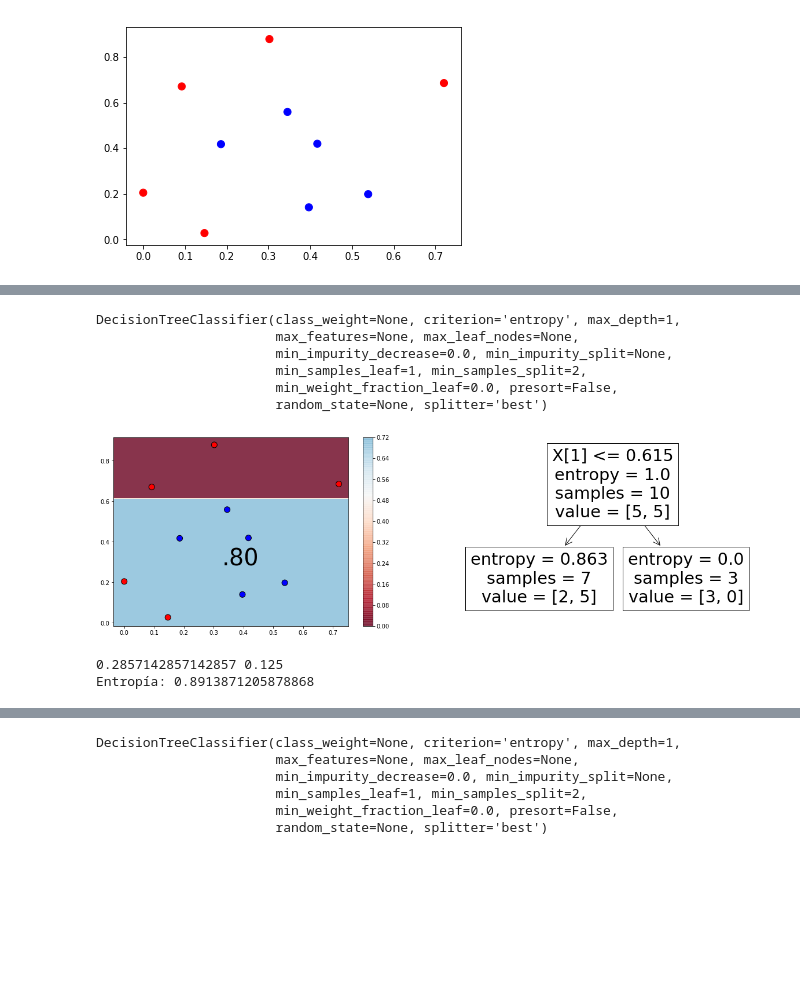
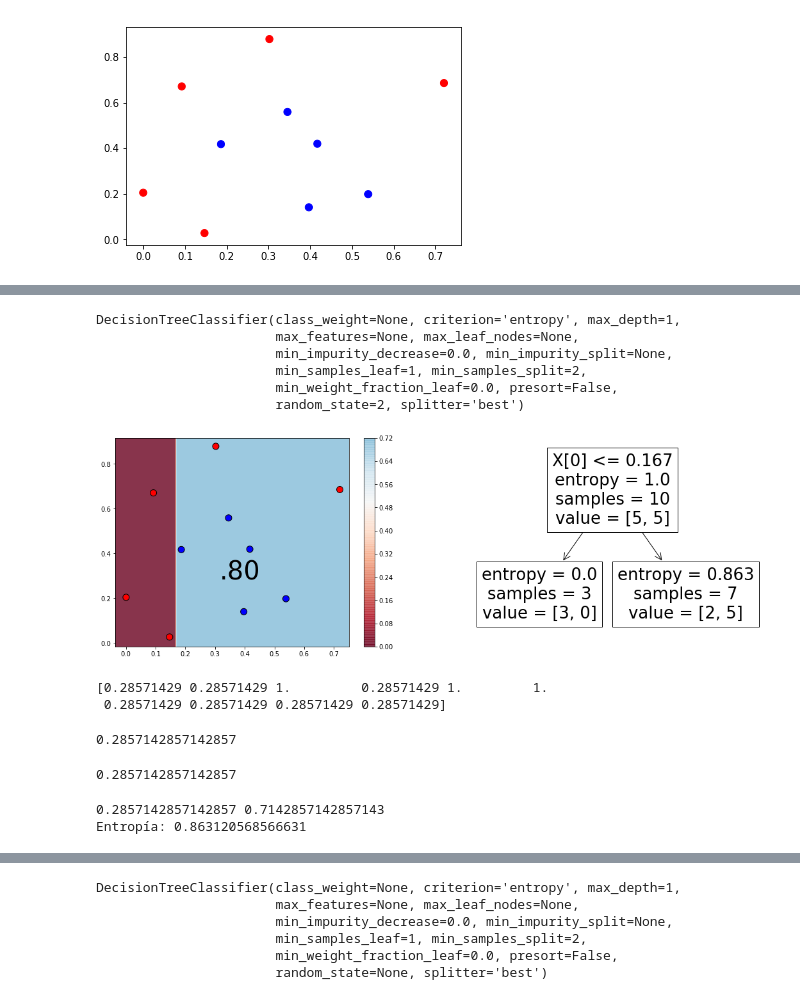
Before and after one commit to PAE-ITBA-ML-2019/Ensemble-methods, a Jupyter notebook: 04-Adaboost-alg.ipynb, the cells around one changed output, grey strips where cells are left out. Cells and saved outputs as stored; diff of their text form; code cells hidden in the pictures; blank space fills up the shorter version.

```diff
--- a/04-Adaboost-alg.ipynb
+++ b/04-Adaboost-alg.ipynb
@@ -11,6 +8,7 @@ from matplotlib import pyplot as plt
 np.random.seed(1)
 X = np.random.rand(2, 10).T
 y = np.array([1, -1, -1, -1, -1, -1, 1, 1, 1, 1]) #, -1, 1])
+y = 1*(y==1)
 # %%
 # X = np.vstack([X, np.array([[0.6, 0.8], [0.6, 0.4]])])
 # %%
@@ -36,20 +36,35 @@ DecisionTreeClassifier(class_weight=None, criterion='entropy', max_depth=1,
                        min_impurity_decrease=0.0, min_impurity_split=None,
                        min_samples_leaf=1, min_samples_split=2,
                        min_weight_fraction_leaf=0.0, presort=False,
-                       random_state=None, splitter='best')
+                       random_state=2, splitter='best')
 # %%
-f, (ax1, ax2) = plt.subplots(1, 2, figsize=(20,6))
+f, (ax1, ax2) = plt.subplots(1, 2, figsize=(18,6))
 RHelper.plot_boundaries(X, y, dt_clf_1.score(X, y), dt_clf_1.predict_proba,  mesh_res=200, ax=ax1, bound_line=False)
-plot_tree(dt_clf, ax=ax2)
+plot_tree(dt_clf_1, ax=ax2)
 plt.show()
 # %% [output]
-[figure, old version]
+[figure, new version]
+# %%
+print(dt_clf_1.predict_proba(X)[:,0])
+# %% [output]
+[0.28571429 0.28571429 1.         0.28571429 1.         1.
+ 0.28571429 0.28571429 0.28571429 0.28571429]
+# %%
+2/7
+# %% [output]
+0.2857142857142857
+# %%
+predicted_as_one_indexes = np.where(dt_clf_1.predict(X) == 1)
+FPs = (y[predicted_as_one_indexes] == 0).sum()
+FPs/len(predicted_as_one_indexes[0])
+# %% [output]
+0.2857142857142857
 # %%
 rojos = 2/7
-azules = 1 - p
+azules = 5/7
 print(rojos, azules)
 print('Entropía:', - rojos*np.log2(rojos) - azules*np.log2(azules))
 # %% [output]
-0.2857142857142857 0.125
-Entropía: 0.8913871205878868
+0.2857142857142857 0.7142857142857143
+Entropía: 0.863120568566631
 # %%
```
Also changed, not shown: parts of 24 cells of this notebook, 2 other files.
